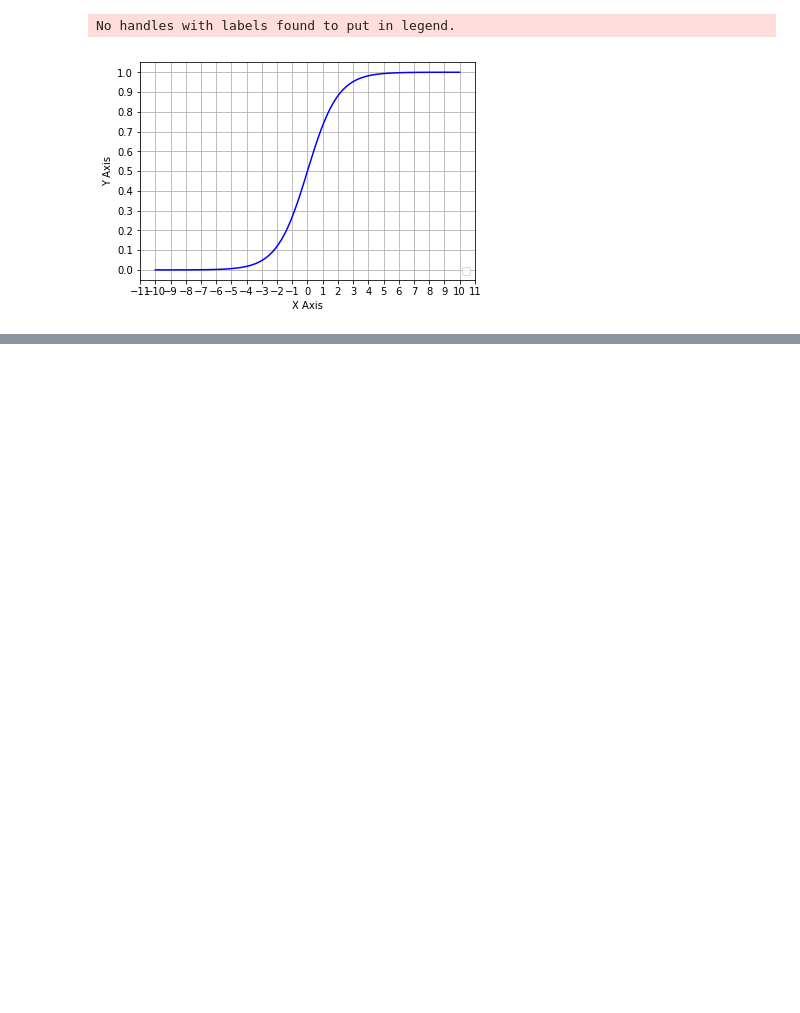
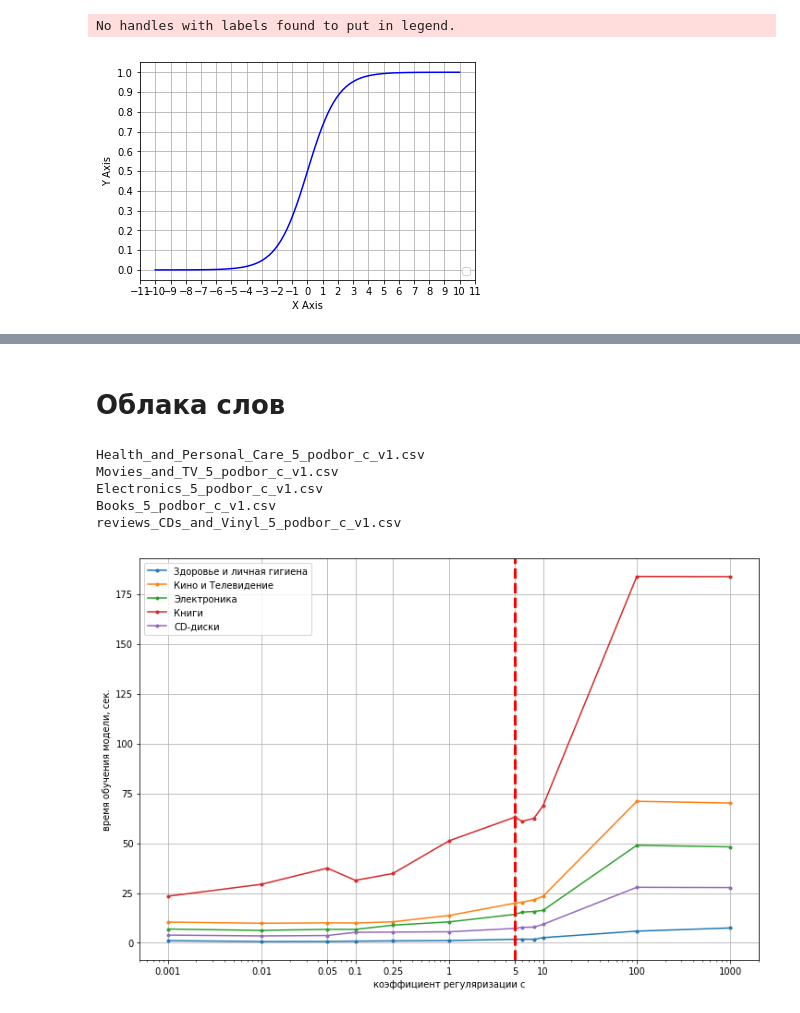
Before and after one commit to pekshin/kursach, a Jupyter notebook: v_1_reviews_analysis/english_dataset/sklearn_discovering.ipynb, the cells around one changed output, grey strips where cells are left out. Drawn from its saved outputs; the diff is of its cells as text; code cells hidden in the pictures; blank space fills up the shorter version.

```diff
--- a/v_1_reviews_analysis/english_dataset/sklearn_discovering.ipynb
+++ b/v_1_reviews_analysis/english_dataset/sklearn_discovering.ipynb
@@ -165,0 +185,44 @@ Movies_and_TV_5_podbor_c.csv
+# %% [markdown]
+# Облака слов
+# %%
+import matplotlib.pyplot as plt
+import numpy as np
+import os
+import pandas as pd
+# df = pd.read_csv('')
+fig = plt.figure(figsize=(12, 8))
+ax = fig.add_subplot(1,1,1)
+
+
+for i in os.listdir('/Volumes/GoogleDrive/Мой диск/Work/Experiment'):
+    if (i[-len('_podbor_c_v1.csv'):] == '_podbor_c_v1.csv') and i != 'reviews_Kindle_Store_5_podbor_c_v1.csv': #& (i == 'Health_and_Personal_Care_5_podbor_c.csv'):
+        print (i)
+        df = pd.read_csv('/Volumes/GoogleDrive/Мой диск/Work/Experiment/' + i)
+#         print (df)
+#         df = df[df['c']!=6]
+#         df = df[df['c']!=8]
+        plt.plot(df['c'],df['fit_time'], '.-')
+        plt.xscale('log')
+        plt.legend(loc='lower right')
+
+
+ax.set_xlabel('коэффициент регуляризации с')
+ax.set_ylabel('время обучения модели, сек.')
+
+
+# ax.set_yticks([78,80,82,84,86,88,90,92])
+# ax.set_yticklabels(['78%','80%','82%','84%','86%','88%','90%','92%'])
+
+ax.set_xticks([0.001,0.01,0.05,0.1,0.25,1,5,10,100,1000])
+ax.set_xticklabels([0.001,0.01,0.05,0.1,0.25,1,5,10,100,1000])
+# plt.set_xticks([5])
+plt.axvline(x=5, label='max_value', color='red',linewidth=3, linestyle='--')
+plt.legend(['Здоровье и личная гигиена','Кино и Телевидение', 'Электроника', 'Книги','CD-диски'])
+ax.grid()
+# %% [output]
+Health_and_Personal_Care_5_podbor_c_v1.csv
+Movies_and_TV_5_podbor_c_v1.csv
+Electronics_5_podbor_c_v1.csv
+Books_5_podbor_c_v1.csv
+reviews_CDs_and_Vinyl_5_podbor_c_v1.csv
+[figure, added]
```
Also changed, not shown: parts of 1 cell of this notebook, 31 other files.
